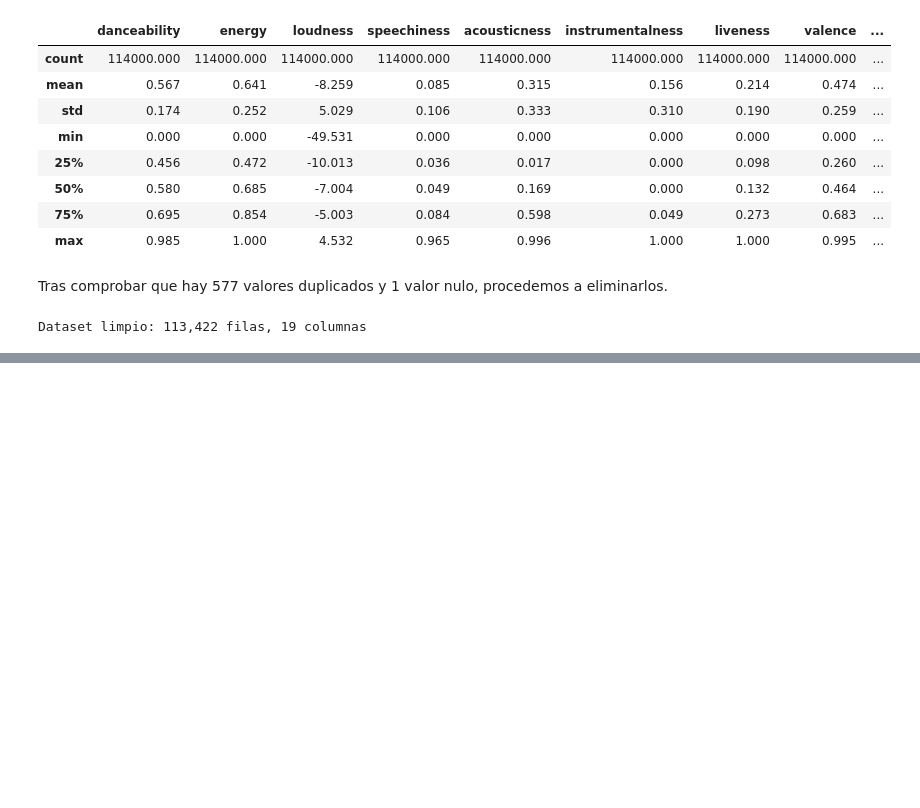
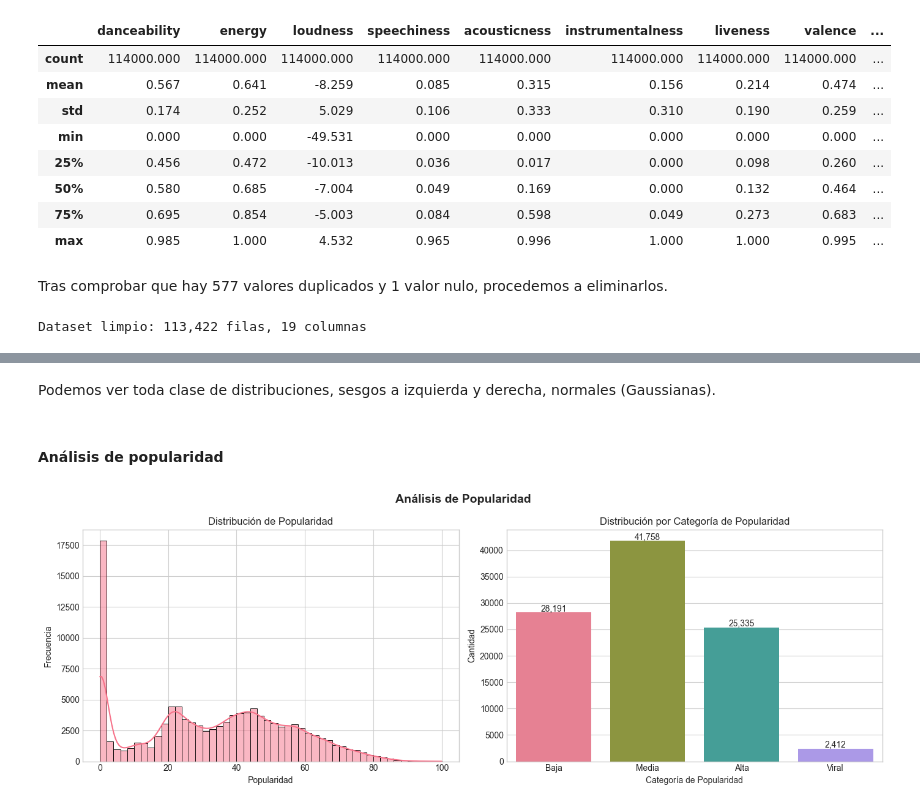
Before and after one commit to alegonzjur/SpotifyRecommender, a Jupyter notebook: notebooks/01_eda_audio_features.ipynb, the cells around one changed output, grey strips where cells are left out. Cells and saved outputs as stored; diff of their text form; code cells hidden in the pictures; blank space fills up the shorter version.

```diff
--- a/notebooks/01_eda_audio_features.ipynb
+++ b/notebooks/01_eda_audio_features.ipynb
@@ -138,0 +199,31 @@ Dataset limpio: 113,422 filas, 19 columnas
+# %% [markdown]
+Podemos ver toda clase de distribuciones, sesgos a izquierda y derecha, normales (Gaussianas).
+# %% [markdown]
+#### Análisis de popularidad
+# %%
+# Configuración del gráfico.
+fig, axes = plt.subplots(1,2, figsize=(14,5))
+fig.suptitle('Análisis de Popularidad', fontsize=14, fontweight='bold')
+
+# Histograma.
+sns.histplot(df['popularity'], ax=axes[0], bins=50, kde=True)
+axes[0].set_title('Distribución de Popularidad')
+axes[0].set_xlabel('Popularidad')
+axes[0].set_ylabel('Frecuencia')
+
+# Categorías
+order = ['Baja', 'Media', 'Alta', 'Viral']
+counts = df['popularity_category'].value_counts().reindex(order)
+sns.barplot(x=counts.index, y=counts.values, ax=axes[1], palette='husl')
+axes[1].set_title('Distribución por Categoría de Popularidad')
+axes[1].set_xlabel('Categoría de Popularidad')
+axes[1].set_ylabel('Cantidad')
+for i, v in enumerate(counts.values):
+    axes[1].text(i, v + 200, f'{v:,}', ha='center', fontsize=10)
+
+# Mostrar gráfico.
+plt.tight_layout()
+plt.savefig('../reports/figures/distribucion_popularidad.png', dpi=150, bbox_inches='tight')
+plt.show()
+# %% [output]
+[figure, added]
```
Also changed, not shown: parts of 36 cells of this notebook.
